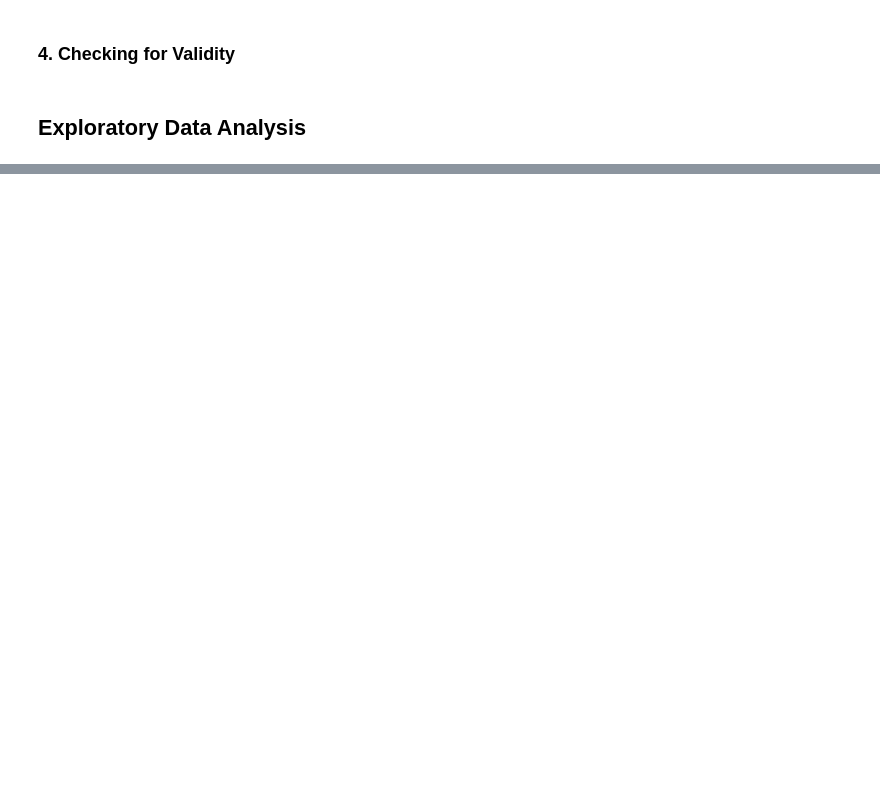
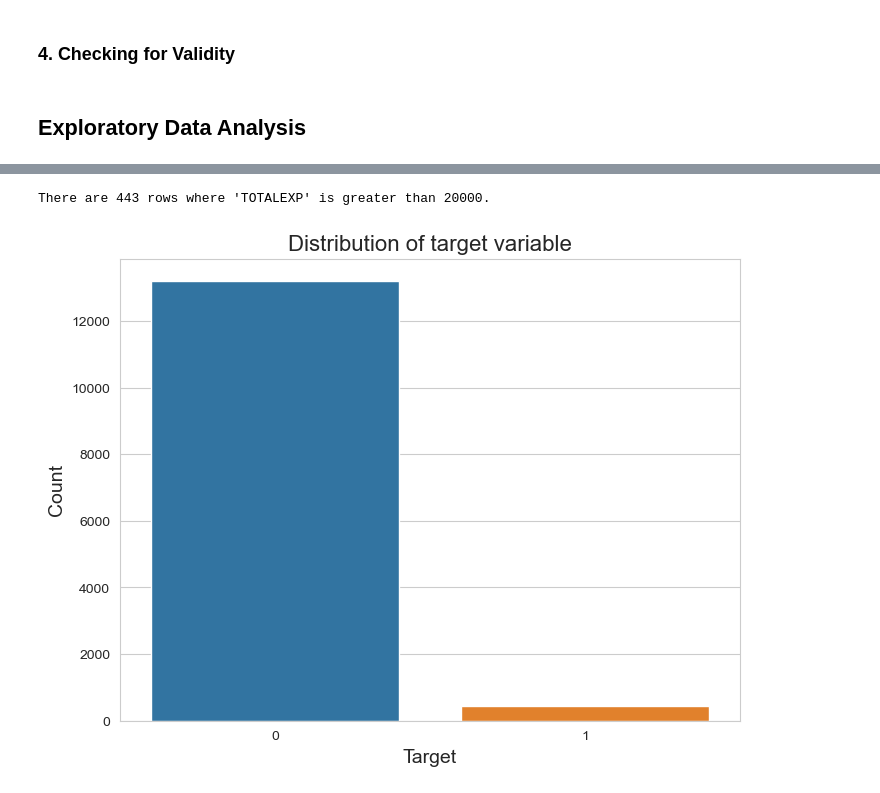
Before and after one commit to oscar066/nzuri_Analysis, a Jupyter notebook: nmes.ipynb, the cells around one changed output, grey strips where cells are left out. Saved outputs shown, nothing was run; the diff lists cells and outputs as text; code cells hidden in the pictures; blank space fills up the shorter version.

```diff
--- a/nmes.ipynb
+++ b/nmes.ipynb
@@ -380,3 +380,9 @@ memory usage: 1.8+ MB
 # converting the column from int to category
 nmes_df['gender'] = nmes_df['gender'].astype('category')
 nmes_df['RACE3 '] = nmes_df['RACE3 '].astype('category')
+nmes_df['lc5 '] = nmes_df['lc5 '].astype('category')
+nmes_df['chd5 '] = nmes_df['chd5 '].astype('category')
+nmes_df['SREGION '] = nmes_df['SREGION '].astype('category')
+nmes_df['educate '] = nmes_df['educate '].astype('category')
+
+nmes_df.info()
@@ -412,3 +436,23 @@ memory usage: 1.1 MB
+# %%
+# formating the column names
+nmes_df['PIDX     '].rename('PIDX', inplace=True)
+nmes_df['age'].rename('age', inplace=True)
+nmes_df['gender'].rename('gender', inplace=True)
+nmes_df['RACE3 '].rename('RACE3', inplace=True)
+nmes_df['eversmk '].rename('eversmk', inplace=True)
+nmes_df['former '].rename('former', inplace=True)
+nmes_df['packyears '].rename('packyears', inplace=True)
+nmes_df['beltuse '].rename('beltuse', inplace=True)
+nmes_df['yearsince '].rename('yearsince', inplace=True)
+nmes_df['INCALPER     '].rename('INCALPER', inplace=True)
+nmes_df['TOTALEXP  '].rename('TOTALEXP', inplace=True)
+nmes_df['lc5 '].rename('lc5', inplace=True)
+nmes_df['chd5 '].rename('chd5', inplace=True)
+nmes_df['beltuse '].rename('beltuse', inplace=True)
+nmes_df['educate '].rename('educate', inplace=True)
+nmes_df['marital '].rename('marital', inplace=True)
+nmes_df['SREGION '].rename('SREGION', inplace=True)
+nmes_df['POVSTALB'].rename('POVSTALB', inplace=True)
 # %% [markdown]
 ### 3. Checking for Consistency
 # %%
@@ -449,0 +510,4 @@ main_df = check_deal_outlier(main_df, 'cc_num')
+# %%
+# creating our target coulumn from the TOTALEXP column where 1 is for value greater than $20000 and 0 for less than $20000
+#nmes_df['target'] = np.where(nmes_df['TOTALEXP'] > 20000, 1, 0)
+nmes_df['target'] = (nmes_df['TOTALEXP  '] > 20000).astype(int)
@@ -449,0 +544,19 @@ main_df = check_deal_outlier(main_df, 'cc_num')
+# %%
+def count_expensive_rows(df):
+    """Count the number of rows where 'TOTALEXP' is greater than 20000."""
+    return (nmes_df['TOTALEXP  '] > 20000).sum()
+
+num_expensive_rows = count_expensive_rows(nmes_df)
+print(f"There are {num_expensive_rows} rows where 'TOTALEXP' is greater than 20000.")
+# %% [output]
+There are 443 rows where 'TOTALEXP' is greater than 20000.
+# %%
+# plotting the target variable
+fig, ax = plt.subplots(figsize=(8, 6))
+sns.countplot(x=nmes_df['target'], ax=ax)
+plt.title("Distribution of target variable", fontsize=16)
+plt.ylabel("Count", fontsize=14)
+plt.xlabel("Target", fontsize=14)
+plt.show()
+# %% [output]
+[figure, added]
```
Also changed, not shown: parts of 51 cells of this notebook.
